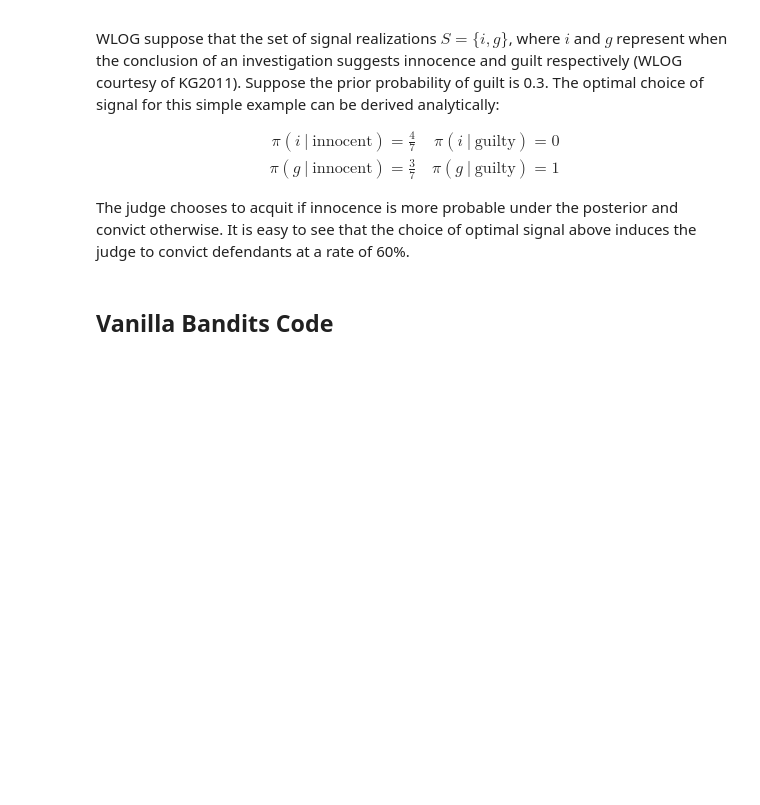
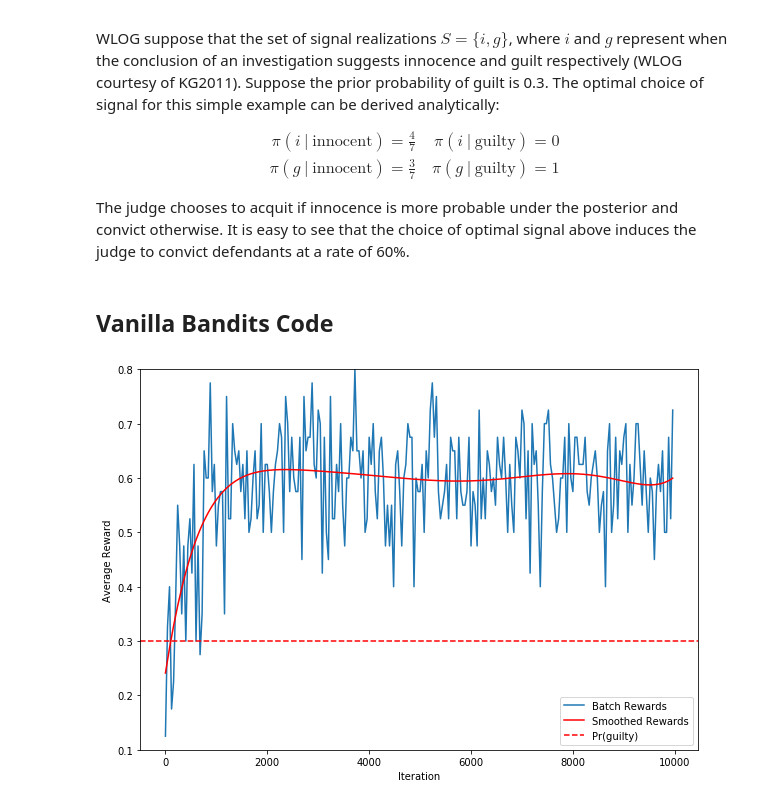
Before and after one commit to cwalker4/persuasion_bandits, a Jupyter notebook: scripts/bandits_persuasion.ipynb, the cells around one changed output. Saved outputs shown, nothing was run; the diff lists cells and outputs as text; code cells hidden in the pictures; blank space fills up the shorter version.

```diff
--- a/scripts/bandits_persuasion.ipynb
+++ b/scripts/bandits_persuasion.ipynb
@@ -167,0 +193,21 @@ q_a, n_a, actions, rs = persuasion_bandit()
+# %%
+n_iters = int(1e4)
+rewards, optimal_actions = persuasion_bandit(n_iters)
+smooth_results = smooth_array(rewards, 20)
+smooth_factor = 40
+results_smooth = smooth_array(rewards, smooth_factor)
+
+# plot it
+x = np.arange(len(results_smooth))
+line = np.poly1d(np.polyfit(x=x, y=np.array(results_smooth), deg=7))
+plt.figure(figsize=(10,7))
+plt.plot(x*smooth_factor, results_smooth, label='Batch Rewards')
+plt.plot(x*smooth_factor, line(x), 'r-', label='Smoothed Rewards')
+plt.xlabel('Iteration')
+plt.ylabel('Average Reward')
+plt.axhline(0.3, linestyle='--', color='red', label='Pr(guilty)')
+plt.ylim((0.1, 0.8))
+plt.legend()
+plt.show()
+# %% [output]
+[figure, added]
```
Also changed, not shown: parts of 28 cells of this notebook.
